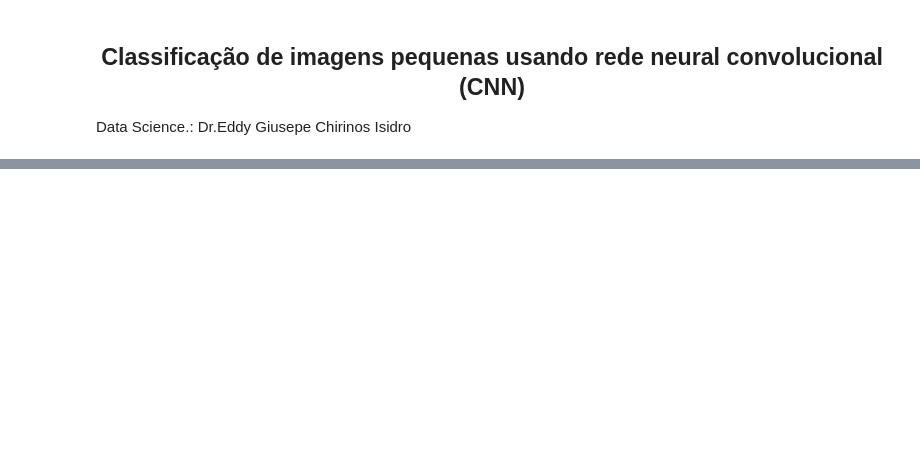
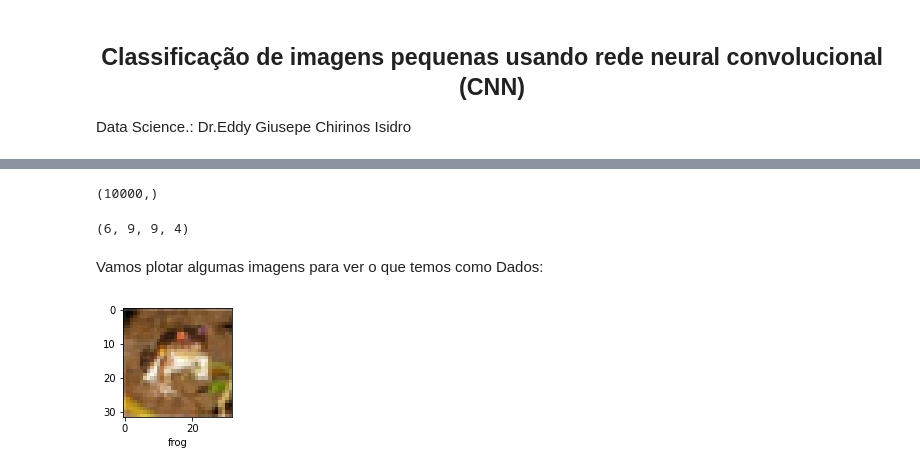
Before and after one commit to EddyGiusepe/Understanding_Convolutional_Neural_Networks_CNN, a Jupyter notebook: Small_Image_Classification_Using_CNN_cifar10.ipynb, the cells around one changed output, grey strips where cells are left out. Saved outputs shown, nothing was run; the diff lists cells and outputs as text; code cells hidden in the pictures; blank space fills up the shorter version.

```diff
--- a/Small_Image_Classification_Using_CNN_cifar10.ipynb
+++ b/Small_Image_Classification_Using_CNN_cifar10.ipynb
@@ -22,0 +60,3 @@ X_train.shape
+# %%
+y_train = y_train.reshape(-1,)
+y_train.shape
@@ -26,0 +75,28 @@ X_test.shape
+# %%
+# também para nossos Dados de teste
+
+y_test = y_test.reshape(-1,)
+y_test.shape
+# %% [output]
+(10000,)
+# %%
+# Nossas classes
+
+classes = ["airplane","automobile","bird","cat","deer","dog","frog","horse","ship","truck"]
+# %%
+# Por exemplo: reparemos nos índices e nos resultados
+
+y_train[0], y_train[1], y_train[2], y_train[3]
+# %% [output]
+(6, 9, 9, 4)
+# %% [markdown]
+Vamos plotar algumas imagens para ver o que temos como Dados:
+# %%
+def plot_sample(X, y, index):
+    plt.figure(figsize = (15,2))
+    plt.imshow(X[index])
+    plt.xlabel(classes[y[index]])
+# %%
+plot_sample(X_train, y_train, 0)
+# %% [output]
+[figure, added]
```
Also changed, not shown: parts of 30 cells of this notebook.
